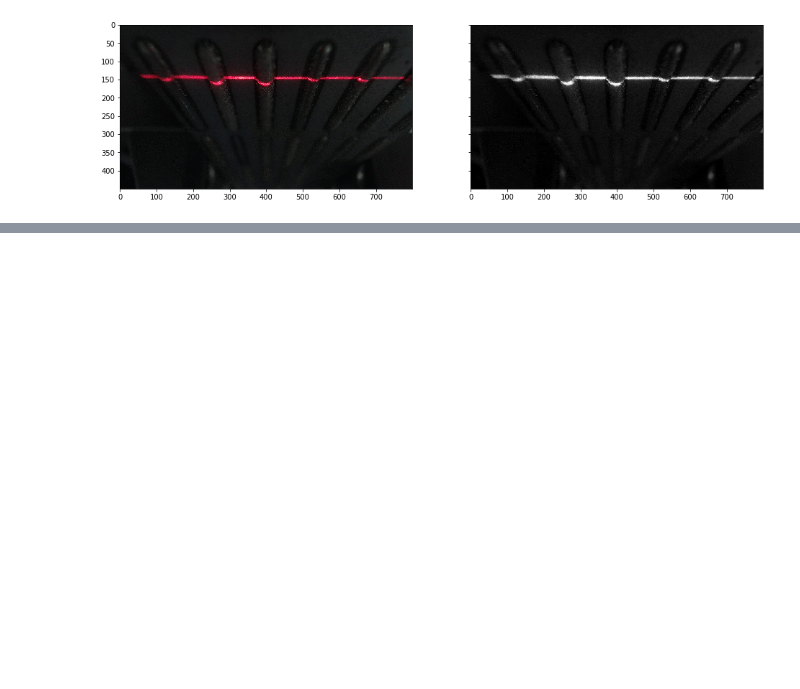
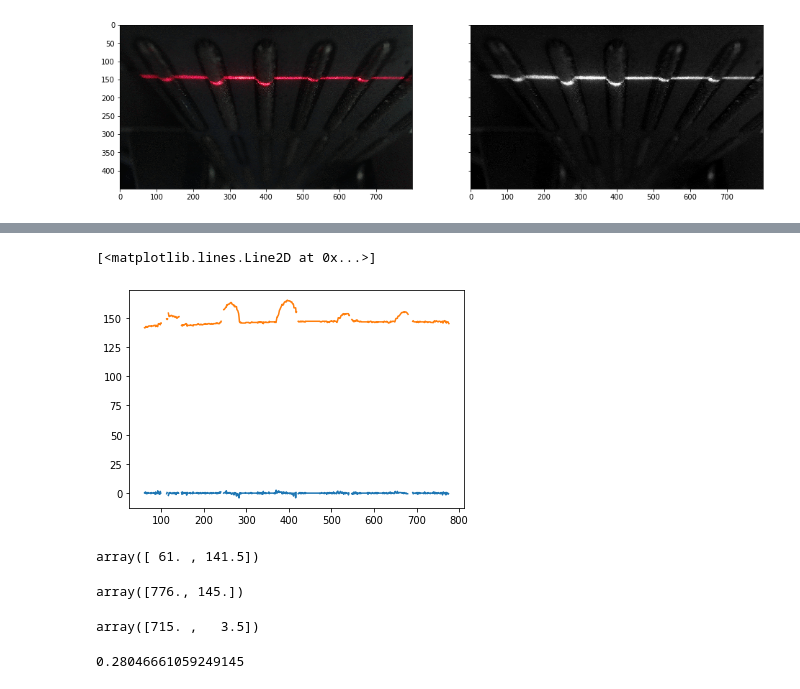
Before and after one commit to amaralc/digiclad, a Jupyter notebook: teste_calil.ipynb, the cells around one changed output, grey strips where cells are left out. Saved outputs shown, nothing was run; the diff lists cells and outputs as text; code cells hidden in the pictures; blank space fills up the shorter version.

```diff
--- a/teste_calil.ipynb
+++ b/teste_calil.ipynb
@@ -167,0 +286,7 @@ array([[[19, 20, 20],
+# %%
+difference = np.diff(result)
+plt.plot(difference)
+plt.plot(result)
+# %% [output]
+[<matplotlib.lines.Line2D at 0x...>]
+[figure, added]
@@ -167,0 +305,20 @@ array([[[19, 20, 20],
+# %%
+a = np.array(firstNonNan(result))
+a
+# %% [output]
+array([ 61. , 141.5])
+# %%
+b = np.array(lastNonNan(result))
+b
+# %% [output]
+array([776., 145.])
+# %%
+catetos = b-a
+catetos
+# %% [output]
+array([715. ,   3.5])
+# %%
+ang = math.atan(catetos[1]/catetos[0])*180/np.pi
+ang
+# %% [output]
+0.28046661059249145
```
Also changed, not shown: parts of 23 cells of this notebook.
